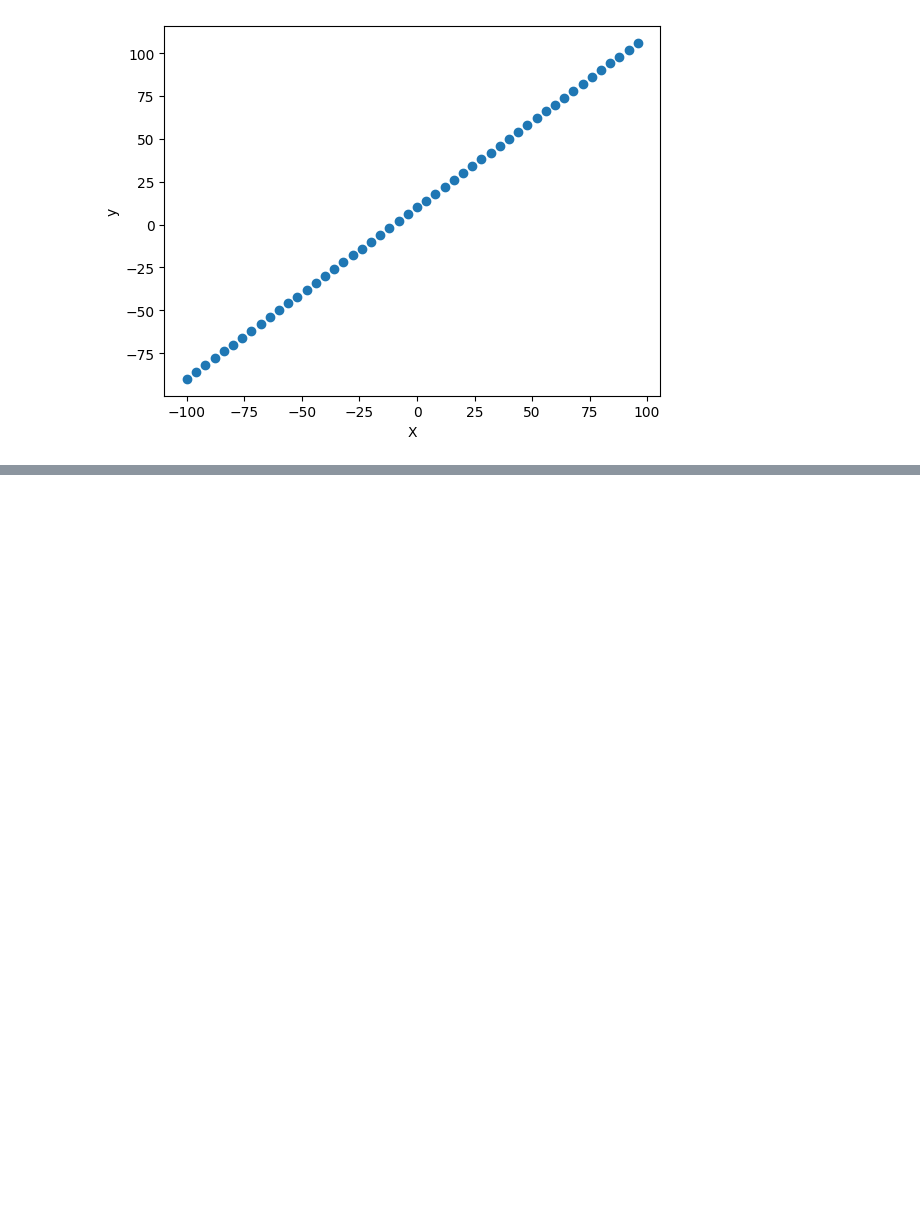
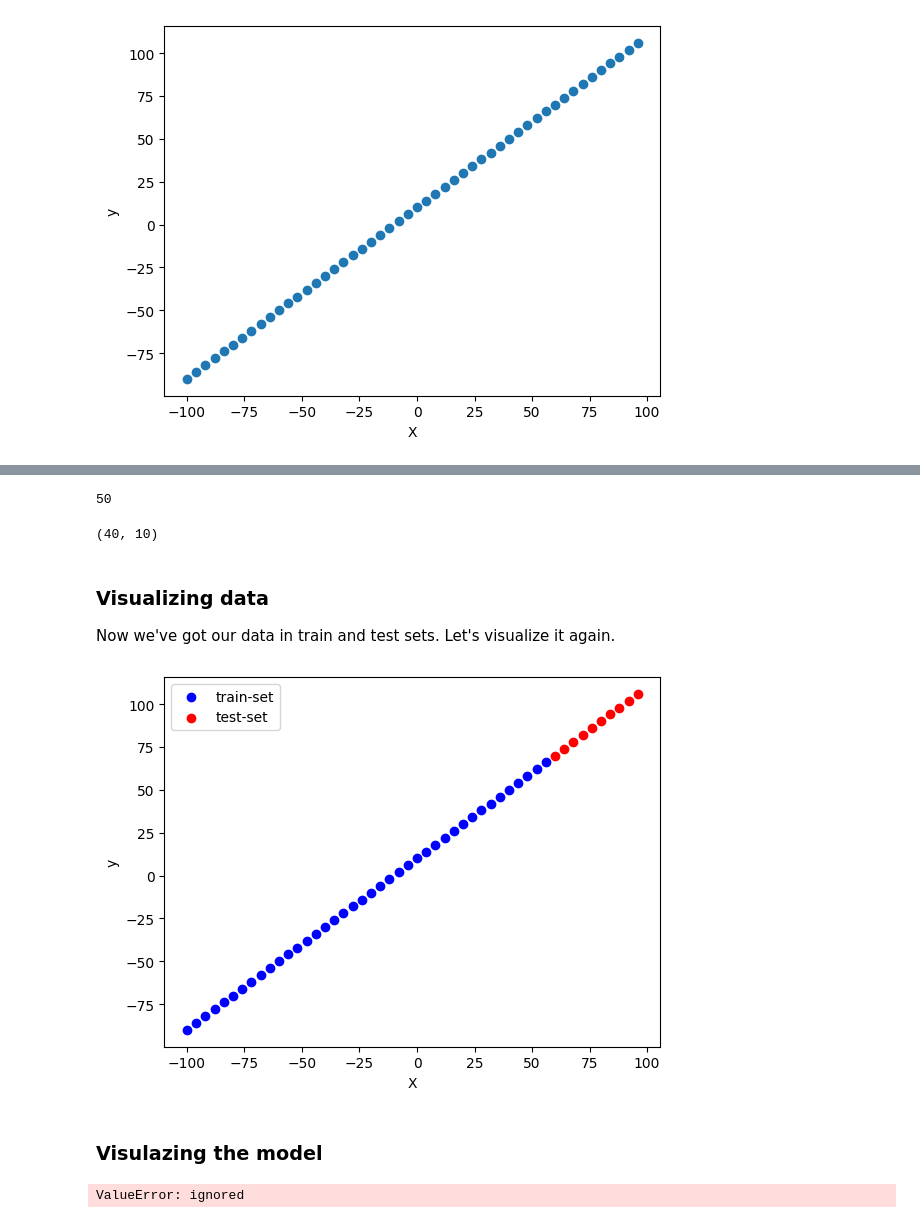
Before and after one commit to SedatParlak/tensorflow, a Jupyter notebook: 01_tensorflow_regression.ipynb, the cells around one changed output, grey strips where cells are left out. Saved outputs shown, nothing was run; the diff lists cells and outputs as text; code cells hidden in the pictures; blank space fills up the shorter version.

```diff
--- a/01_tensorflow_regression.ipynb
+++ b/01_tensorflow_regression.ipynb
@@ -404,0 +411,32 @@ plt.show()
+# %%
+# Check the lenth of how many data we have
+len(X)
+# %% [output]
+50
+# %%
+# Split the data into train and test set
+X_train = X[:40] # first 40 are train samples (80% of our data)
+y_train = y[:40]
+
+X_test = X[40:] # last 10 are test samples (20% of our data)
+y_test = y[40:]
+
+len(X_train), len(X_test)
+# %% [output]
+(40, 10)
+# %% [markdown]
+### Visualizing data
+
+Now we've got our data in train and test sets. Let's visualize it again.
+# %%
+# plot training data in blue
+plt.scatter(X_train, y_train, c='b', label='train-set')
+# plot test data in red
+plt.scatter(X_test, y_test, c='r', label='test-set')
+# show legend
+plt.legend()
+plt.xlabel('X')
+plt.ylabel('y')
+plt.show()
+# %% [output]
+[figure, added]
@@ -404,0 +460,6 @@ plt.show()
+# %% [markdown]
+### Visulazing the model
+# %%
+model.summary()
+# %% [output]
+ValueError: ignored
```
Also changed, not shown: parts of 8 cells of this notebook.
